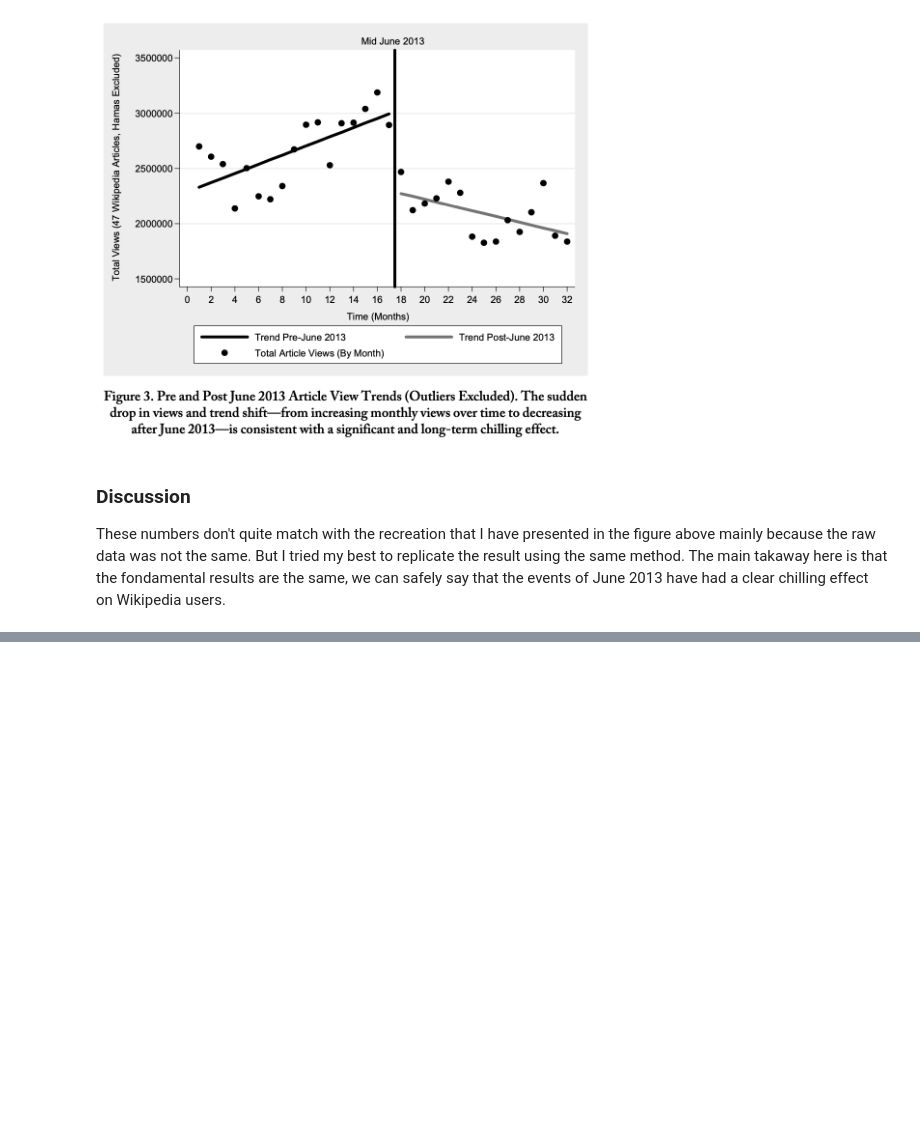
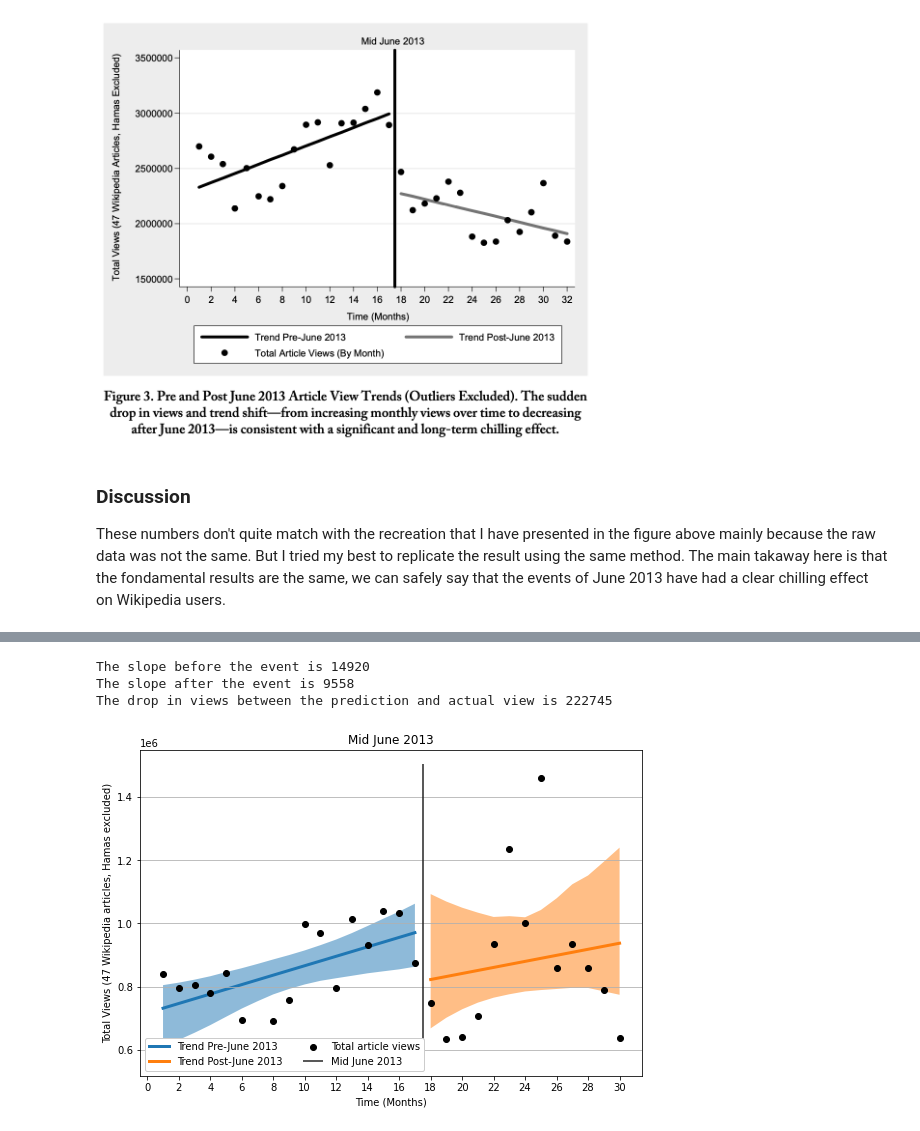
Before and after one commit to spaenleh/ada-2020-project-milestone-p2, a Jupyter notebook: Recreation_Figure3.ipynb, the cells around one changed output, grey strips where cells are left out. Saved outputs shown, nothing was run; the diff lists cells and outputs as text; code cells hidden in the pictures; blank space fills up the shorter version.

```diff
--- a/Recreation_Figure3.ipynb
+++ b/Recreation_Figure3.ipynb
@@ -225,0 +325,17 @@ These numbers don't quite match with the recreation that I have presented in the
+# %%
+import numpy as np
+# bootstraped condidence intervals
+def get_ci(data, model, n_boots=1000, sample_size=100, ci=95):
+
+    indices = np.arange(len(data))
+    predictions = []
+    for b in range(n_boots):
+        sample = np.random.choice(indices, replace=True, size=sample_size)
+        # select the data
+        views = data.iloc[sample].views.to_numpy()
+#         print(len(views))
+        # fit the model
+        model.fit(sample.reshape(-1, 1), views.reshape(-1, 1))
+        predictions.append(model.predict(indices.reshape(-1,1)))
+    alpha_low = (100-ci)/2
+    return np.percentile(predictions, alpha_low, axis=0).reshape(-1), np.percentile(predictions, 100-alpha_low, axis=0).reshape(-1)
@@ -225,0 +395,7 @@ These numbers don't quite match with the recreation that I have presented in the
+# %%
+plot_replication_4(dom_views_month, sample_size=15, idx_max=30)
+# %% [output]
+The slope before the event is 14920
+The slope after the event is 9558
+The drop in views between the prediction and actual view is 222745
+[figure, added]
```
Also changed, not shown: parts of 23 cells of this notebook, 1 other file.
